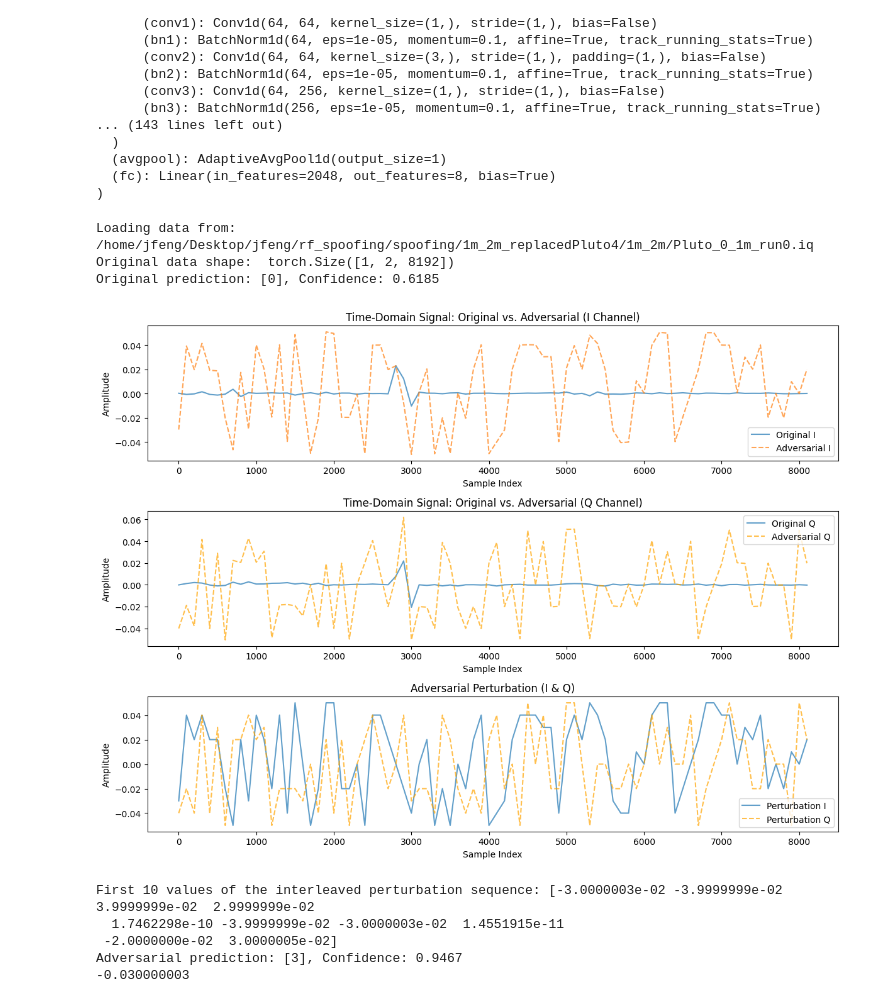
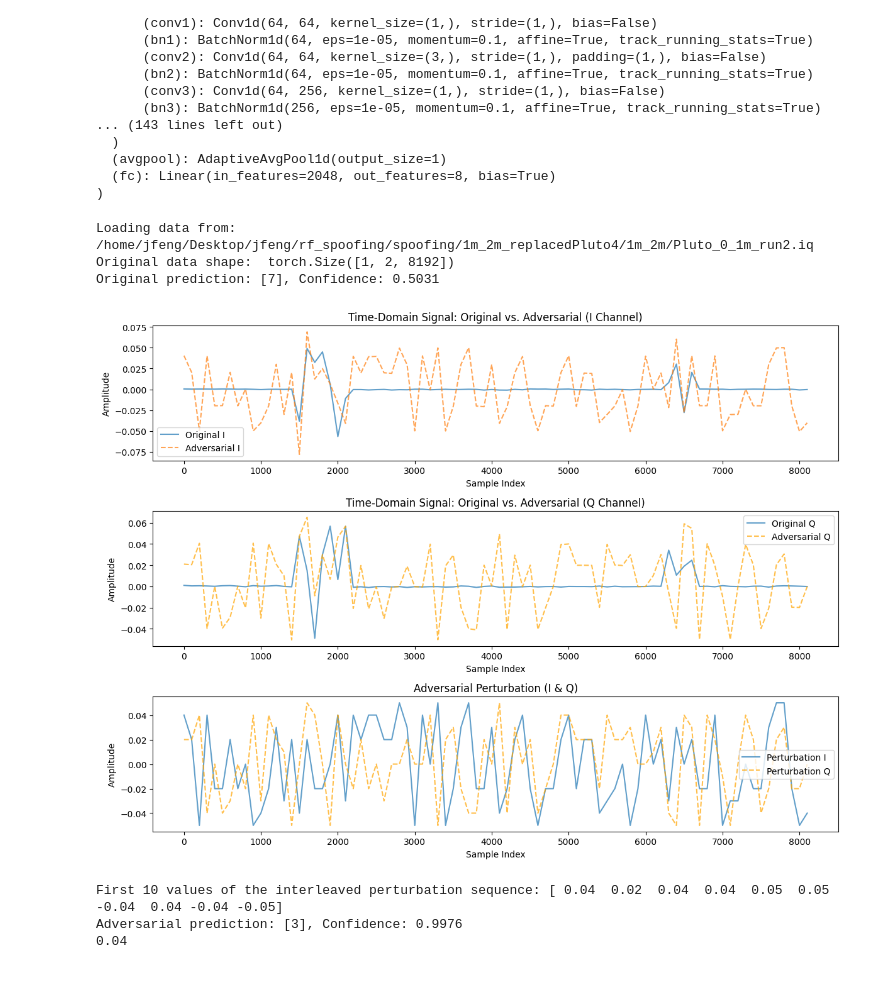
Before and after one commit to RaisinBrand/RFSPOOF, a Jupyter notebook: PGD.ipynb, the cells around one changed output. Drawn from its saved outputs; the diff is of its cells as text; code cells hidden in the pictures.

```diff
--- a/PGD.ipynb
+++ b/PGD.ipynb
@@ -17,8 +17,11 @@ TARGET_LABEL = 3     # Example target label for the targeted attack
 # System/Model parameters
 sys.path.append("/home/jfeng/Desktop/jfeng/rf_spoofing/spoofing/models")
 DEVICE = torch.device("cuda" if torch.cuda.is_available() else "cpu")
-MODEL_PATH = "/home/jfeng/Desktop/jfeng/rf_spoofing/spoofing/weights/justin_model_slicing_norm_LR1_smallHop_12_largerInput.pth"
-IQ_FILE_PATH = "/home/jfeng/Desktop/jfeng/rf_spoofing/spoofing/1m_2m_replacedPluto4/1m_2m/Pluto_0_1m_run0.iq"  # Example file
+MODEL_PATH = "/home/jfeng/Desktop/jfeng/rf_spoofing/spoofing/weights/best_model_retrained.pth"
+#MODEL_PATH = "/home/jfeng/Desktop/jfeng/rf_spoofing/spoofing/weights/justin_model_slicing_norm_LR1_smallHop_12_largerInput.pth"
+#IQ_FILE_PATH = "/home/jfeng/Desktop/jfeng/rf_spoofing/spoofing/1m_2m_replacedPluto4/1m_2m/Pluto_0_1m_run0.iq"  # Example file
+#IQ_FILE_PATH = "/home/jfeng/Desktop/jfeng/rf_spoofing/spoofing/1m_2m_replacedPluto4/1m_2m/Pluto_0_2m_run0.iq"
+IQ_FILE_PATH = "/home/jfeng/Desktop/jfeng/rf_spoofing/spoofing/1m_2m_replacedPluto4/1m_2m/Pluto_0_1m_run2.iq"
 # %%
 from attempt2 import resnet50_1d  # Directly import from attempt2.py
 num_classes = 8  # Change this if your model was trained with a different number of classes
@@ -131,7 +134,6 @@ import torch
 import torch.nn.functional as F
 
 def main():
-    # 5.1 Load `.iq` data
     print(f"Loading data from: {IQ_FILE_PATH}")
     data, labels = load_iq_data(IQ_FILE_PATH)
     data, labels = data.to(DEVICE), labels.to(DEVICE)
@@ -148,7 +150,7 @@ def main():
 
     print(f"Original prediction: {original_pred.cpu().numpy()}, Confidence: {confidence.cpu().item():.4f}")
 
-    # 5.2 Generate adversarial example with PGD
+    #make adversarial example with PGD
     x_adv = targeted_pgd_attack(
         model=model,
         x=data,
@@ -179,7 +181,7 @@ def main():
     interleaved_perturbations[1::2] = Q_diff  # Place Q values at odd indices
 
     # Save the interleaved perturbation IQ sequence as a binary .iq file
-    FILENAME = "adversarial_noise.iq"
+    FILENAME = "Apr16/pluto10_to_target1_noise.iq"
     interleaved_perturbations.astype("float32").tofile(FILENAME)
 
 
@@ -231,39 +233,36 @@ def main():
 
     # Interleave I and Q to form an IQIQIQ... sequence
     interleaved = np.empty((I_diff.size + Q_diff.size,), dtype=I_diff.dtype)
     interleaved[0::2] = I_diff
     interleaved[1::2] = Q_diff
 
-    file_name = "adversarial_noise"
 
 
 
     print("First 10 values of the interleaved perturbation sequence:", interleaved[:10])
 
     # Optionally, save the sequence to a file for your experiment
     np.savetxt("perturbations_sequence.txt", interleaved, fmt='%f')
 
     # Evaluate the adversarial example
     with torch.no_grad():
         adv_logits = model(x_adv)  # Raw output for adversarial example
         adv_probs = F.softmax(adv_logits, dim=1)  # Convert to probabilities
         adv_pred = torch.argmax(adv_probs, dim=1)  # Get predicted class
         adv_confidence = adv_probs.max(dim=1).values  # Get confidence score
 
     print(f"Adversarial prediction: {adv_pred.cpu().numpy()}, Confidence: {adv_confidence.cpu().item():.4f}")
 
     print(I_diff[0])
 
 
 if __name__ == "__main__":
     main()
 # %% [output]
-Loading data from: /home/jfeng/Desktop/jfeng/rf_spoofing/spoofing/1m_2m_replacedPluto4/1m_2m/Pluto_0_1m_run0.iq
+Loading data from: /home/jfeng/Desktop/jfeng/rf_spoofing/spoofing/1m_2m_replacedPluto4/1m_2m/Pluto_0_1m_run2.iq
 Original data shape:  torch.Size([1, 2, 8192])
-Original prediction: [0], Confidence: 0.6185
+Original prediction: [7], Confidence: 0.5031
-[figure, old version]
+[figure, new version]
-First 10 values of the interleaved perturbation sequence: [-3.0000003e-02 -3.9999999e-02  3.9999999e-02  2.9999999e-02
-  1.7462298e-10 -3.9999999e-02 -3.0000003e-02  1.4551915e-11
- -2.0000000e-02  3.0000005e-02]
-Adversarial prediction: [3], Confidence: 0.9467
--0.030000003
+First 10 values of the interleaved perturbation sequence: [ 0.04  0.02  0.04  0.04  0.05  0.05 -0.04  0.04 -0.04 -0.05]
+Adversarial prediction: [3], Confidence: 0.9976
+0.04
```
Also changed, not shown: parts of 1 cell of this notebook, 23 other files.
